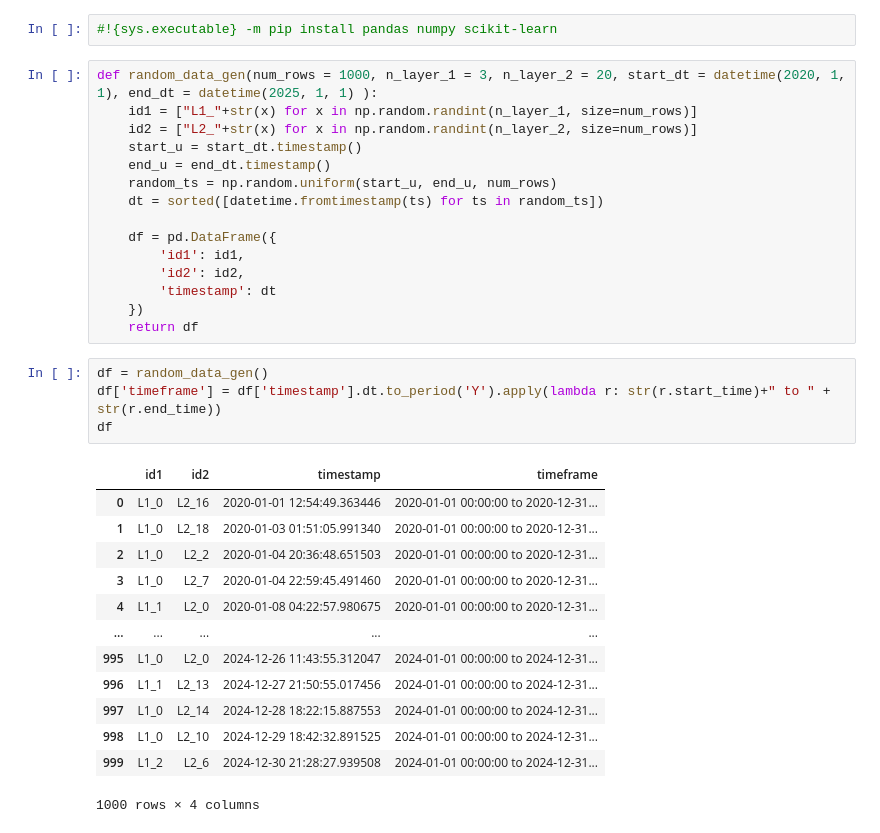
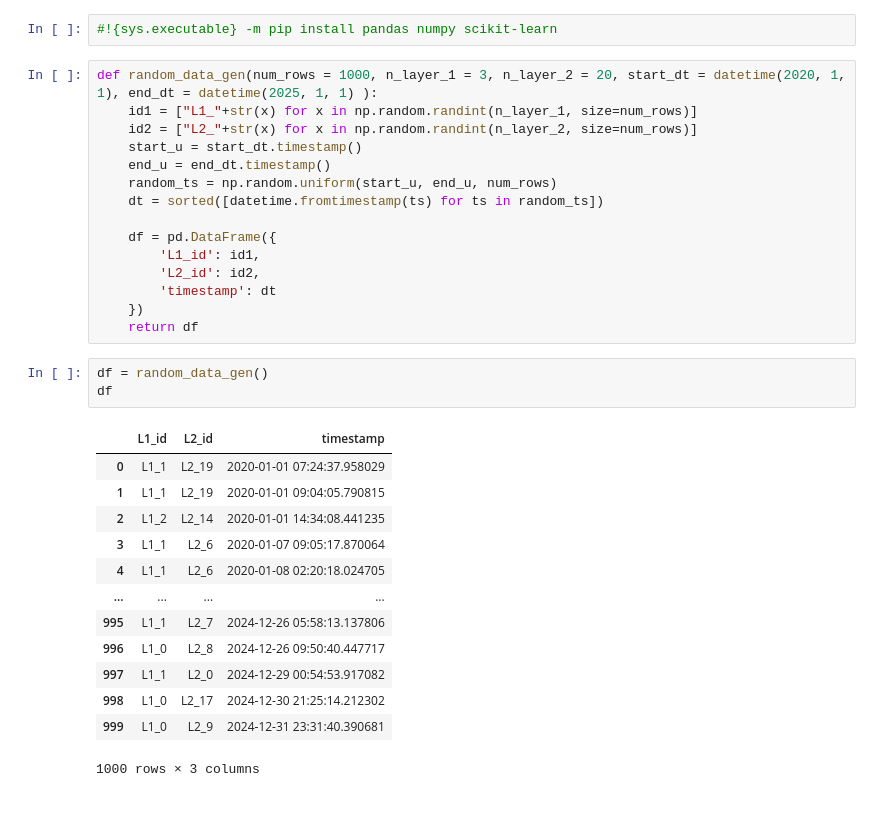
Before and after one commit to SonyCSLParis/STDL, a Jupyter notebook: example_data_gen.ipynb, the cells around one changed output. Cells and saved outputs as stored; diff of their text form.

```diff
--- a/example_data_gen.ipynb
+++ b/example_data_gen.ipynb
@@ -16,26 +16,25 @@ def random_data_gen(num_rows = 1000, n_layer_1 = 3, n_layer_2 = 20, start_dt = d
     dt = sorted([datetime.fromtimestamp(ts) for ts in random_ts])
 
     df = pd.DataFrame({
-        'id1': id1,
-        'id2': id2,
+        'L1_id': id1,
+        'L2_id': id2,
         'timestamp': dt
     })
     return df
 # %%
 df = random_data_gen()
-df['timeframe'] = df['timestamp'].dt.to_period('Y').apply(lambda r: str(r.start_time)+" to " + str(r.end_time))
 df
 # %% [output]
-|  | id1 | id2 | timestamp | timeframe |
-| 0 | L1_0 | L2_16 | 2020-01-01 12:54:49.363446 | 2020-01-01 00:00:00 to 2020-12-31... |
-| 1 | L1_0 | L2_18 | 2020-01-03 01:51:05.991340 | 2020-01-01 00:00:00 to 2020-12-31... |
-| 2 | L1_0 | L2_2 | 2020-01-04 20:36:48.651503 | 2020-01-01 00:00:00 to 2020-12-31... |
-| 3 | L1_0 | L2_7 | 2020-01-04 22:59:45.491460 | 2020-01-01 00:00:00 to 2020-12-31... |
-| 4 | L1_1 | L2_0 | 2020-01-08 04:22:57.980675 | 2020-01-01 00:00:00 to 2020-12-31... |
-| ... | ... | ... | ... | ... |
-| 995 | L1_0 | L2_0 | 2024-12-26 11:43:55.312047 | 2024-01-01 00:00:00 to 2024-12-31... |
-| 996 | L1_1 | L2_13 | 2024-12-27 21:50:55.017456 | 2024-01-01 00:00:00 to 2024-12-31... |
-| 997 | L1_0 | L2_14 | 2024-12-28 18:22:15.887553 | 2024-01-01 00:00:00 to 2024-12-31... |
-| 998 | L1_0 | L2_10 | 2024-12-29 18:42:32.891525 | 2024-01-01 00:00:00 to 2024-12-31... |
-| 999 | L1_2 | L2_6 | 2024-12-30 21:28:27.939508 | 2024-01-01 00:00:00 to 2024-12-31... |
+|  | L1_id | L2_id | timestamp |
+| 0 | L1_1 | L2_19 | 2020-01-01 07:24:37.958029 |
+| 1 | L1_1 | L2_19 | 2020-01-01 09:04:05.790815 |
+| 2 | L1_2 | L2_14 | 2020-01-01 14:34:08.441235 |
+| 3 | L1_1 | L2_6 | 2020-01-07 09:05:17.870064 |
+| 4 | L1_1 | L2_6 | 2020-01-08 02:20:18.024705 |
+| ... | ... | ... | ... |
+| 995 | L1_1 | L2_7 | 2024-12-26 05:58:13.137806 |
+| 996 | L1_0 | L2_8 | 2024-12-26 09:50:40.447717 |
+| 997 | L1_1 | L2_0 | 2024-12-29 00:54:53.917082 |
+| 998 | L1_0 | L2_17 | 2024-12-30 21:25:14.212302 |
+| 999 | L1_0 | L2_9 | 2024-12-31 23:31:40.390681 |
-1000 rows × 4 columns
+1000 rows × 3 columns
```
Also changed, not shown: parts of 8 cells of this notebook.
